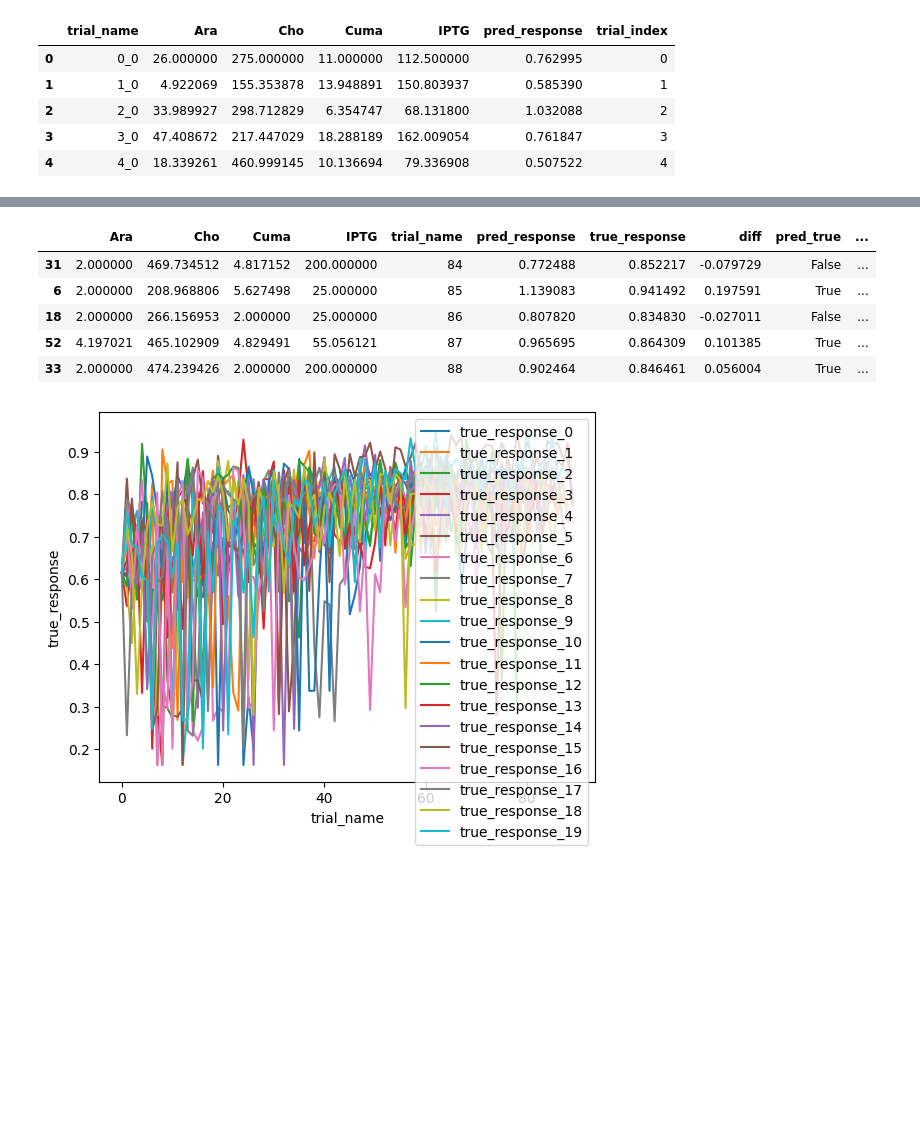
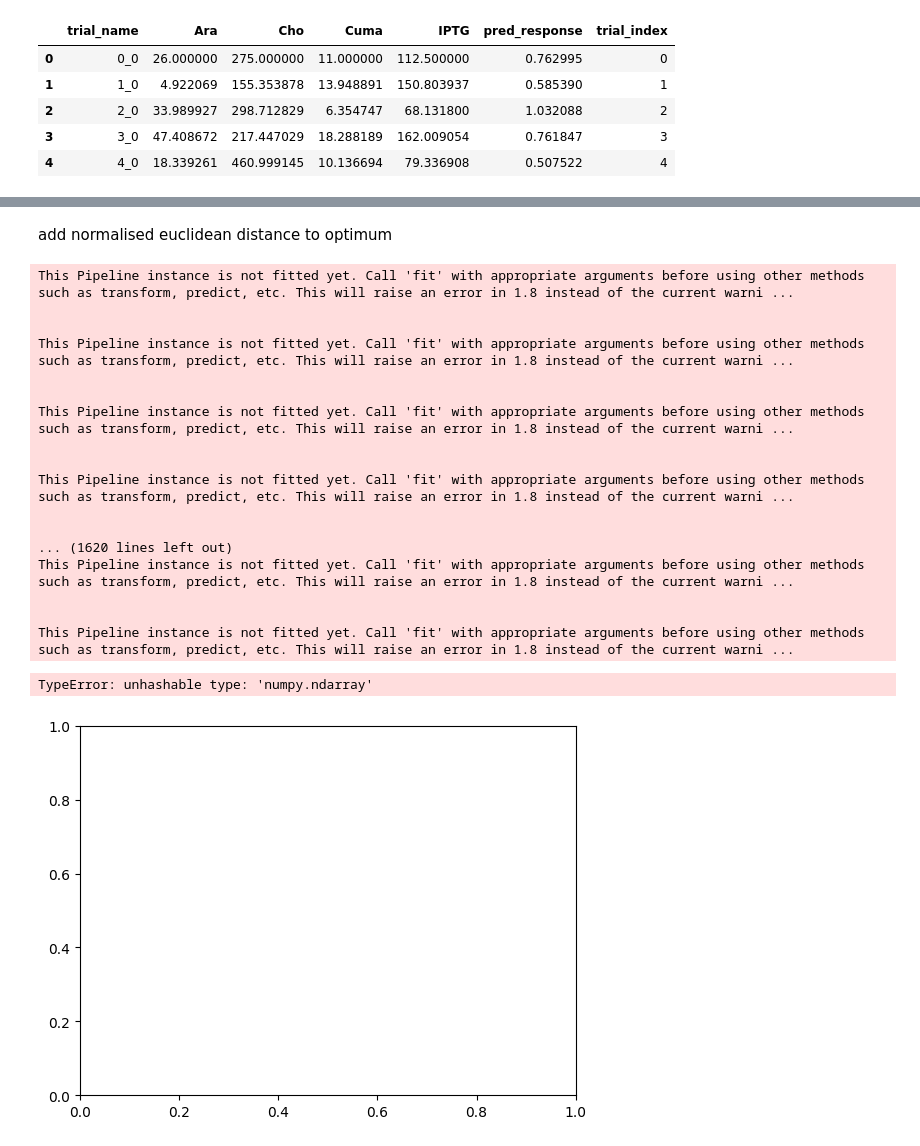
Before and after one commit to Sauciu1/bo-coli, a Jupyter notebook: notebooks/confirmation_on_empyrical_data.ipynb, the cells around one changed output, grey strips where cells are left out. Saved outputs shown, nothing was run; the diff lists cells and outputs as text; code cells hidden in the pictures; blank space fills up the shorter version.

```diff
--- a/notebooks/confirmation_on_empyrical_data.ipynb
+++ b/notebooks/confirmation_on_empyrical_data.ipynb
@@ -404,5 +463,6 @@ X has feature names, but Normalizer was fitted without feature names
 # %%
 import seaborn as sns
+scaling_factor = 1
 
 response_mesh_grid["pred_noise"] = response_mesh_grid["pred_noise"] / scaling_factor
 sns.kdeplot(response_mesh_grid["pred_noise"], fill=True)
@@ -494,5 +557,5 @@ if False:
         pickle.dump(run_dict, f)
 
 else:
-    with open("data/mevalonate_pathway/run_dict_better", 'rb') as file:
+    with open("data/mevalonate_pathway/run_dict_better.pkl", 'rb') as file:
         run_dict = pickle.load(file)
@@ -543,21 +604,3 @@ if False:
     )
 
     file_write(fig, "bayes_empirical")
-# %%
-obs = runs.get_grouped_obs()
-# Plot boxplot of predicted response by group
-fig = px.box(
-    obs, x="group", y="pred_response", points=None, title="Predicted Response by Group"
-)
-fig.show()
-
-# Plot lineplot of group means
-group_means = obs.groupby("group")["pred_response"].mean().reset_index()
-sns.lineplot(
-    data=group_means,
-    x="group",
-    y="pred_response",
-    marker="o",
-    color="red",
-    label="Mean",
-)
@@ -651,5 +671 @@ run.head()
-# %%
-run = empirical_helper.norm_eucl_dist_to_best(
-    result_df, best_empirical_obs, param_bounds
-)
 # %%
@@ -693,24 +681,38 @@ grouped
+# %% [markdown]
+add normalised euclidean distance to optimum
 # %%
 run_dict = {}
 run_df =pd.DataFrame()
 
 for i, obs in raw_data.items():
-    run = add_true_response(obs)
-    group = group_trials(run, scaling_factor)
+    run = empirical_helper.add_true_response(obs, signal_pipeline, parameters)
+    group = empirical_helper.group_trials(run, parameters, scaling_factor)
 
     run_dict[i]=group
     group['rerun'] = i
     run_df = pd.concat([run_df, group])
 
     sns.lineplot(y="true_response", x="trial_name", data=group, label = f'true_response_{i}')
 
 
 run_df.tail()
 # %% [output]
-|  | Ara | Cho | Cuma | IPTG | trial_name | pred_response | true_response | diff | pred_true | ... |
-| 31 | 2.000000 | 469.734512 | 4.817152 | 200.000000 | 84 | 0.772488 | 0.852217 | -0.079729 | False | ... |
-| 6 | 2.000000 | 208.968806 | 5.627498 | 25.000000 | 85 | 1.139083 | 0.941492 | 0.197591 | True | ... |
-| 18 | 2.000000 | 266.156953 | 2.000000 | 25.000000 | 86 | 0.807820 | 0.834830 | -0.027011 | False | ... |
-| 52 | 4.197021 | 465.102909 | 4.829491 | 55.056121 | 87 | 0.965695 | 0.864309 | 0.101385 | True | ... |
-| 33 | 2.000000 | 474.239426 | 2.000000 | 200.000000 | 88 | 0.902464 | 0.846461 | 0.056004 | True | ... |
+This Pipeline instance is not fitted yet. Call 'fit' with appropriate arguments before using other methods such as transform, predict, etc. This will raise an error in 1.8 instead of the current warni ...
+
+
+This Pipeline instance is not fitted yet. Call 'fit' with appropriate arguments before using other methods such as transform, predict, etc. This will raise an error in 1.8 instead of the current warni ...
+
+
+This Pipeline instance is not fitted yet. Call 'fit' with appropriate arguments before using other methods such as transform, predict, etc. This will raise an error in 1.8 instead of the current warni ...
+
+
+This Pipeline instance is not fitted yet. Call 'fit' with appropriate arguments before using other methods such as transform, predict, etc. This will raise an error in 1.8 instead of the current warni ...
+
+
+... (1620 lines left out)
+This Pipeline instance is not fitted yet. Call 'fit' with appropriate arguments before using other methods such as transform, predict, etc. This will raise an error in 1.8 instead of the current warni ...
+
+
+This Pipeline instance is not fitted yet. Call 'fit' with appropriate arguments before using other methods such as transform, predict, etc. This will raise an error in 1.8 instead of the current warni ...
+TypeError: unhashable type: 'numpy.ndarray'
-[figure, old version]
+[figure, new version]
```
Also changed, not shown: parts of 29 cells of this notebook, 2 other files.
